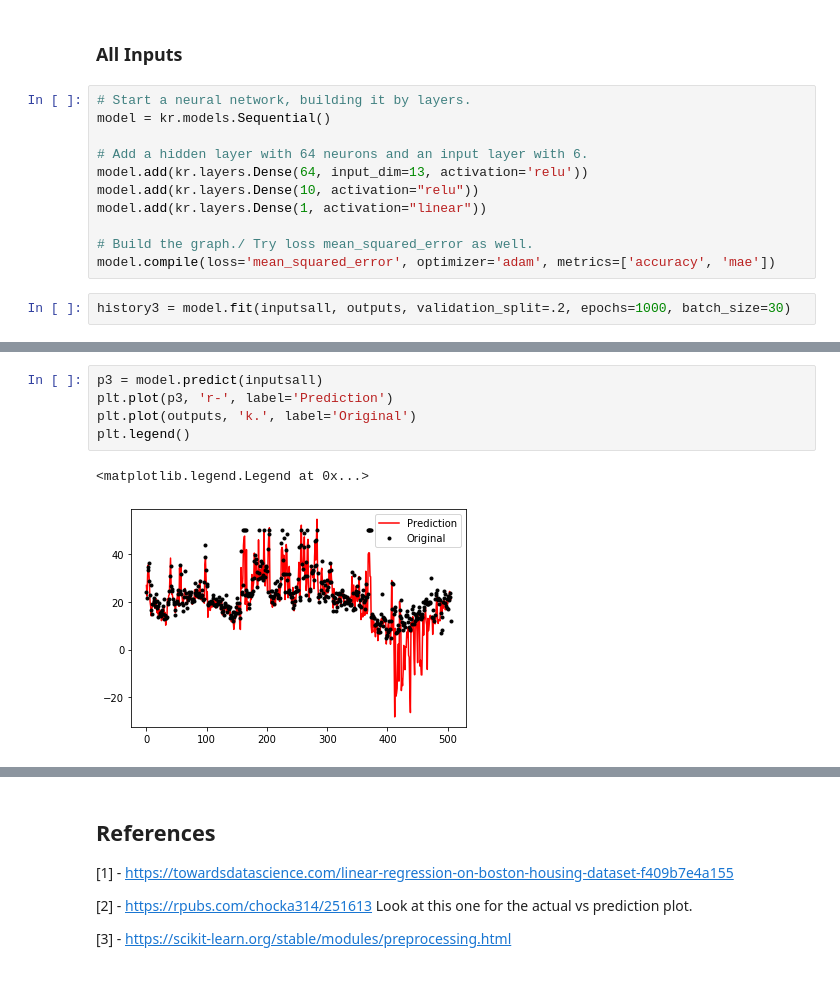
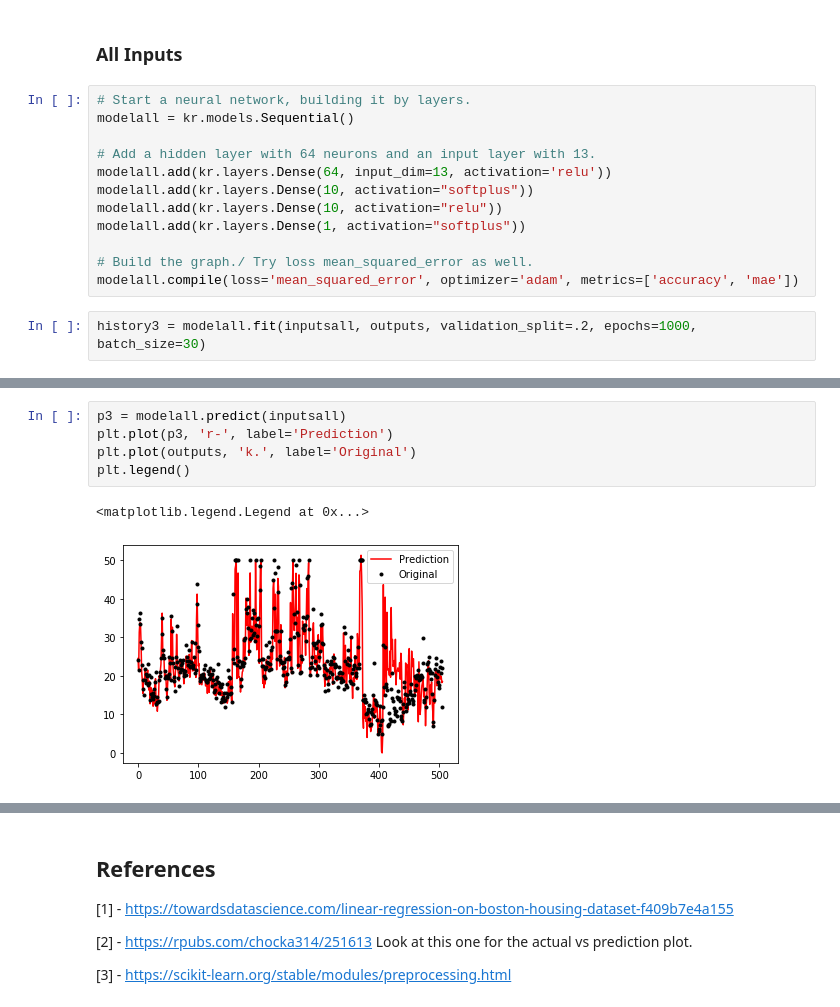
Before and after one commit to MKelly1303/52954_Project_2019, a Jupyter notebook: 52954_Project_Notebook.ipynb, the cells around one changed output, grey strips where cells are left out. Saved outputs shown, nothing was run; the diff lists cells and outputs as text.

Commit message:
Refining the neural network to increase the accuracy. Adding more detail to the Descriptive Section

```diff
--- a/52954_Project_Notebook.ipynb
+++ b/52954_Project_Notebook.ipynb
@@ -593,17 +608,18 @@ plt.legend()
 ### All Inputs
 # %%
 # Start a neural network, building it by layers.
-model = kr.models.Sequential()
+modelall = kr.models.Sequential()
 
-# Add a hidden layer with 64 neurons and an input layer with 6.
-model.add(kr.layers.Dense(64, input_dim=13, activation='relu'))
-model.add(kr.layers.Dense(10, activation="relu"))
-model.add(kr.layers.Dense(1, activation="linear"))
+# Add a hidden layer with 64 neurons and an input layer with 13.
+modelall.add(kr.layers.Dense(64, input_dim=13, activation='relu'))
+modelall.add(kr.layers.Dense(10, activation="softplus"))
+modelall.add(kr.layers.Dense(10, activation="relu"))
+modelall.add(kr.layers.Dense(1, activation="softplus"))
 
 # Build the graph./ Try loss mean_squared_error as well.
-model.compile(loss='mean_squared_error', optimizer='adam', metrics=['accuracy', 'mae'])
+modelall.compile(loss='mean_squared_error', optimizer='adam', metrics=['accuracy', 'mae'])
 # %%
-history3 = model.fit(inputsall, outputs, validation_split=.2, epochs=1000, batch_size=30)
+history3 = modelall.fit(inputsall, outputs, validation_split=.2, epochs=1000, batch_size=30)
 # %% [output]
 Train on 404 samples, validate on 102 samples
 Epoch 1/1000
@@ -625,11 +641,11 @@ Epoch 1000/1000
 # %%
-p3 = model.predict(inputsall)
+p3 = modelall.predict(inputsall)
 plt.plot(p3, 'r-', label='Prediction')
 plt.plot(outputs, 'k.', label='Original')
 plt.legend()
 # %% [output]
 <matplotlib.legend.Legend at 0x...>
-[figure, old version]
+[figure, new version]
 # %%
 p
 # %% [output]
```
Also changed, not shown: parts of 21 cells of this notebook.
